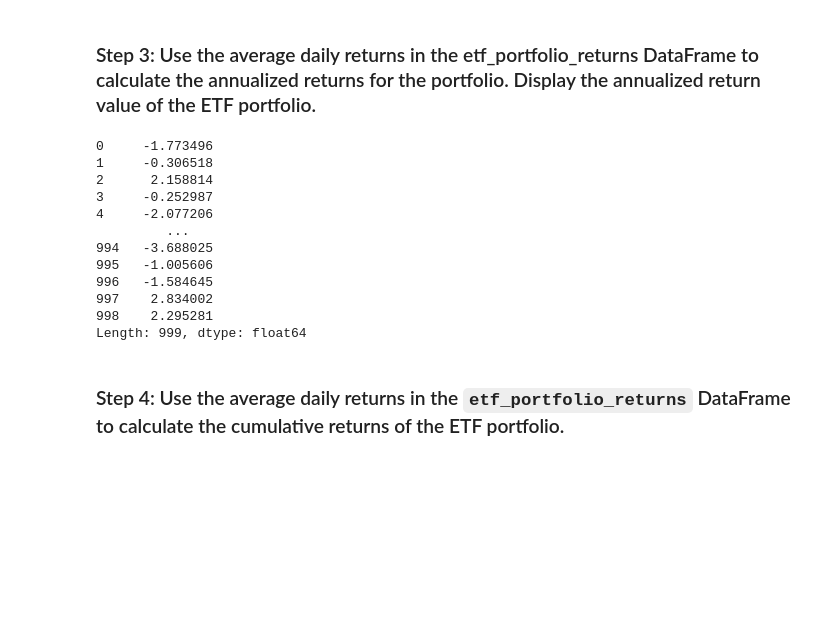
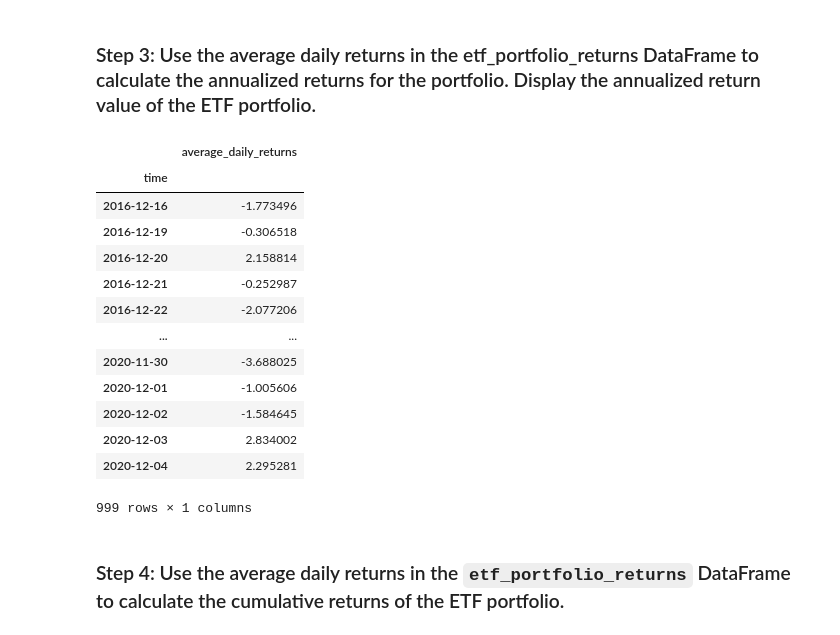
Before and after one commit to EGeorge2021r/Challenge7_Repo, a Jupyter notebook: Starter_Code/etf_analyzer.ipynb, the cells around one changed output. Drawn from its saved outputs; the diff is of its cells as text; code cells hidden in the pictures; blank space fills up the shorter version.

```diff
--- a/Starter_Code/etf_analyzer.ipynb
+++ b/Starter_Code/etf_analyzer.ipynb
@@ -600,25 +566,27 @@ Length: 999, dtype: float64
 # %%
 # Use the average daily returns provided by the etf_portfolio_returns DataFrame
 # to calculate the annualized return for the portfolio.
 trading_days = 252
 # calculate the annualized returns, multiply the mean of the etf_portfolio_returns values by 252.
-annualized_etf_portfolio_returns = etf_portfolio_returns * trading_days
+annualized_etf_portfolio_returns = etf_portfolio_returns_df * trading_days
 
 # Display the annualized return value of the ETF portfolio.
 annualized_etf_portfolio_returns
 # %% [output]
+|  | average_daily_returns |
+| time |  |
+| 2016-12-16 | -1.773496 |
+| 2016-12-19 | -0.306518 |
+| 2016-12-20 | 2.158814 |
+| 2016-12-21 | -0.252987 |
+| 2016-12-22 | -2.077206 |
+| ... | ... |
+| 2020-11-30 | -3.688025 |
+| 2020-12-01 | -1.005606 |
+| 2020-12-02 | -1.584645 |
+| 2020-12-03 | 2.834002 |
+| 2020-12-04 | 2.295281 |
-0     -1.773496
-1     -0.306518
-2      2.158814
-3     -0.252987
-4     -2.077206
-         ...
-994   -3.688025
-995   -1.005606
-996   -1.584645
-997    2.834002
-998    2.295281
-Length: 999, dtype: float64
+999 rows × 1 columns
 # %% [markdown]
 ### Step 4: Use the average daily returns in the `etf_portfolio_returns` DataFrame to calculate the cumulative returns of the ETF portfolio.
 # %%
```
Also changed, not shown: parts of 22 cells of this notebook.
